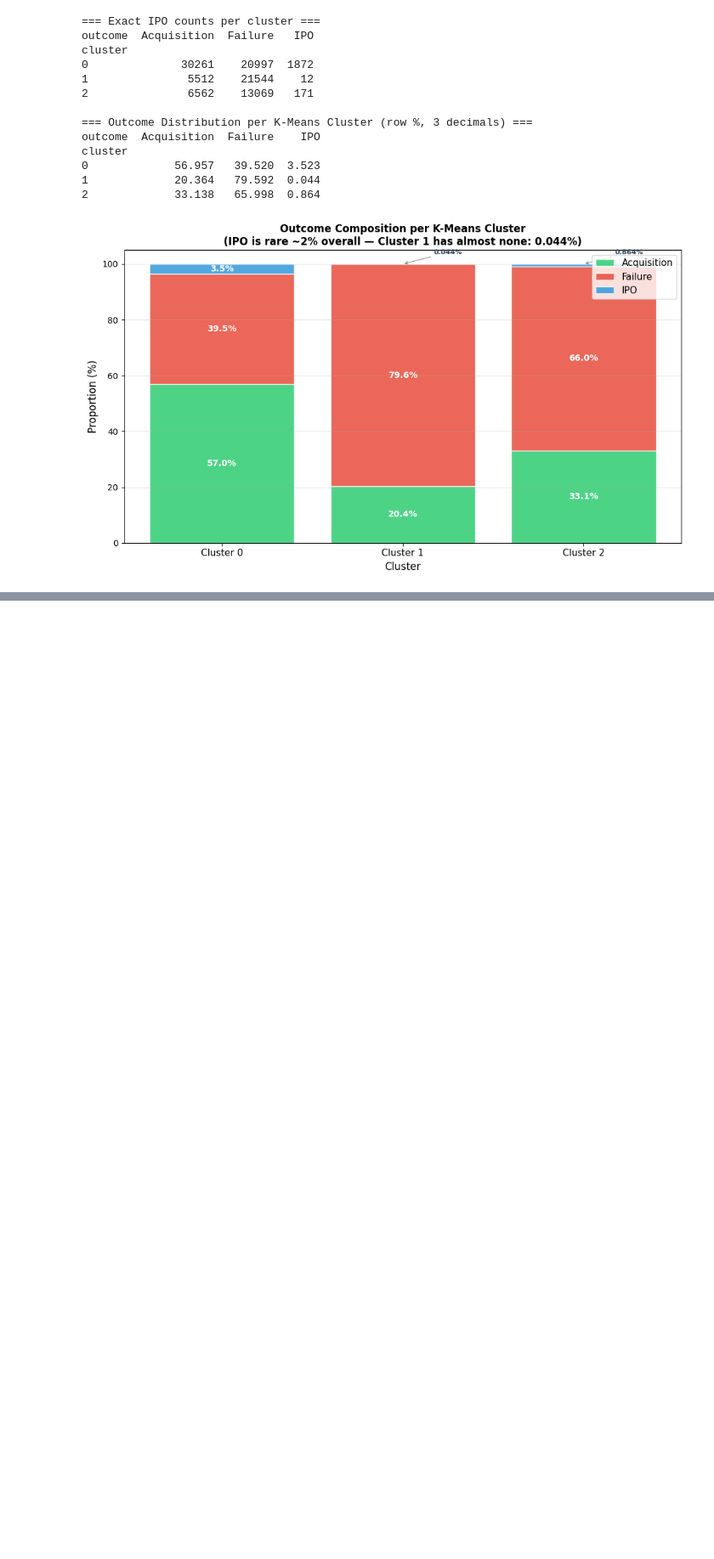
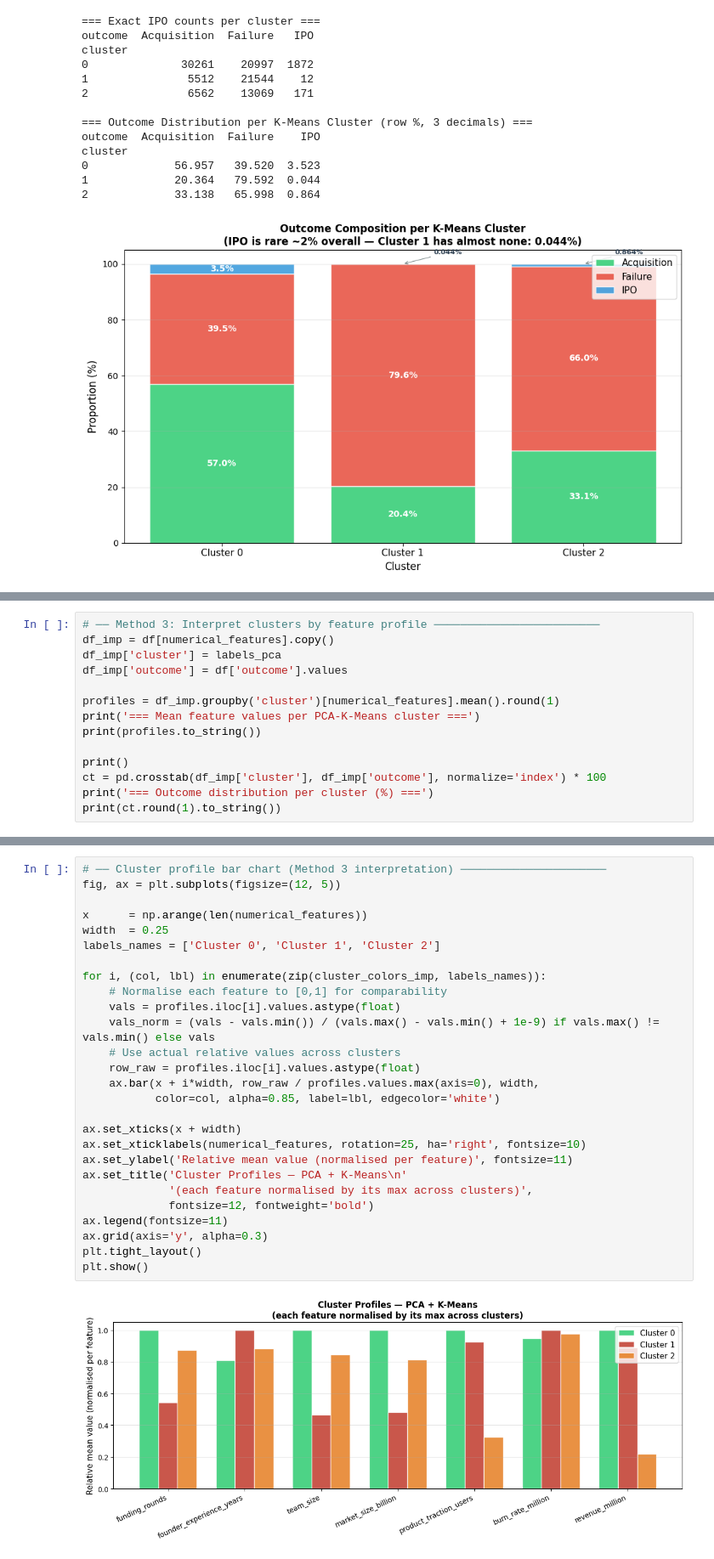
Before and after one commit to Clement-NI/Machine_learning_project_kaggle_start_up_success_data, a Jupyter notebook: scientificProject1/task.ipynb, the cells around one changed output, grey strips where cells are left out. Shown at 85% size. Drawn from its saved outputs; the diff is of its cells as text; blank space fills up the shorter version.

```diff
--- a/scientificProject1/task.ipynb
+++ b/scientificProject1/task.ipynb
@@ -1541,0 +1620,14 @@ cluster
+# %%
+# ── Method 3: Interpret clusters by feature profile ─────────────────────────
+df_imp = df[numerical_features].copy()
+df_imp['cluster'] = labels_pca
+df_imp['outcome'] = df['outcome'].values
+
+profiles = df_imp.groupby('cluster')[numerical_features].mean().round(1)
+print('=== Mean feature values per PCA-K-Means cluster ===')
+print(profiles.to_string())
+
+print()
+ct = pd.crosstab(df_imp['cluster'], df_imp['outcome'], normalize='index') * 100
+print('=== Outcome distribution per cluster (%) ===')
+print(ct.round(1).to_string())
@@ -1541,0 +1648,29 @@ cluster
+# %%
+# ── Cluster profile bar chart (Method 3 interpretation) ──────────────────────
+fig, ax = plt.subplots(figsize=(12, 5))
+
+x      = np.arange(len(numerical_features))
+width  = 0.25
+labels_names = ['Cluster 0', 'Cluster 1', 'Cluster 2']
+
+for i, (col, lbl) in enumerate(zip(cluster_colors_imp, labels_names)):
+    # Normalise each feature to [0,1] for comparability
+    vals = profiles.iloc[i].values.astype(float)
+    vals_norm = (vals - vals.min()) / (vals.max() - vals.min() + 1e-9) if vals.max() != vals.min() else vals
+    # Use actual relative values across clusters
+    row_raw = profiles.iloc[i].values.astype(float)
+    ax.bar(x + i*width, row_raw / profiles.values.max(axis=0), width,
+           color=col, alpha=0.85, label=lbl, edgecolor='white')
+
+ax.set_xticks(x + width)
+ax.set_xticklabels(numerical_features, rotation=25, ha='right', fontsize=10)
+ax.set_ylabel('Relative mean value (normalised per feature)', fontsize=11)
+ax.set_title('Cluster Profiles — PCA + K-Means\n'
+             '(each feature normalised by its max across clusters)',
+             fontsize=12, fontweight='bold')
+ax.legend(fontsize=11)
+ax.grid(axis='y', alpha=0.3)
+plt.tight_layout()
+plt.show()
+# %% [output]
+[figure, added]
```
Also changed, not shown: parts of 5 cells of this notebook.
